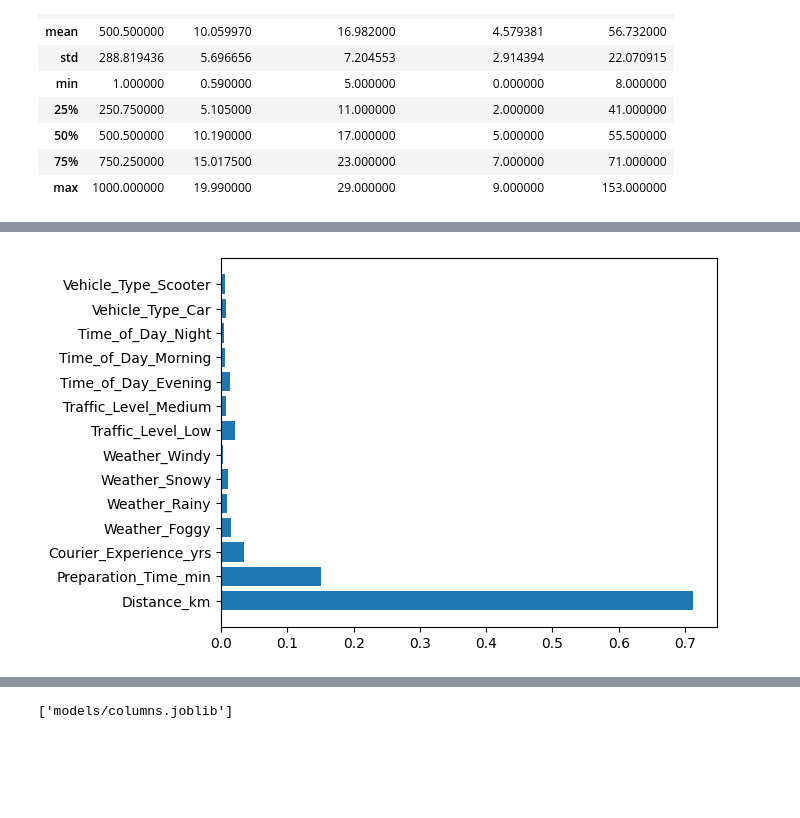
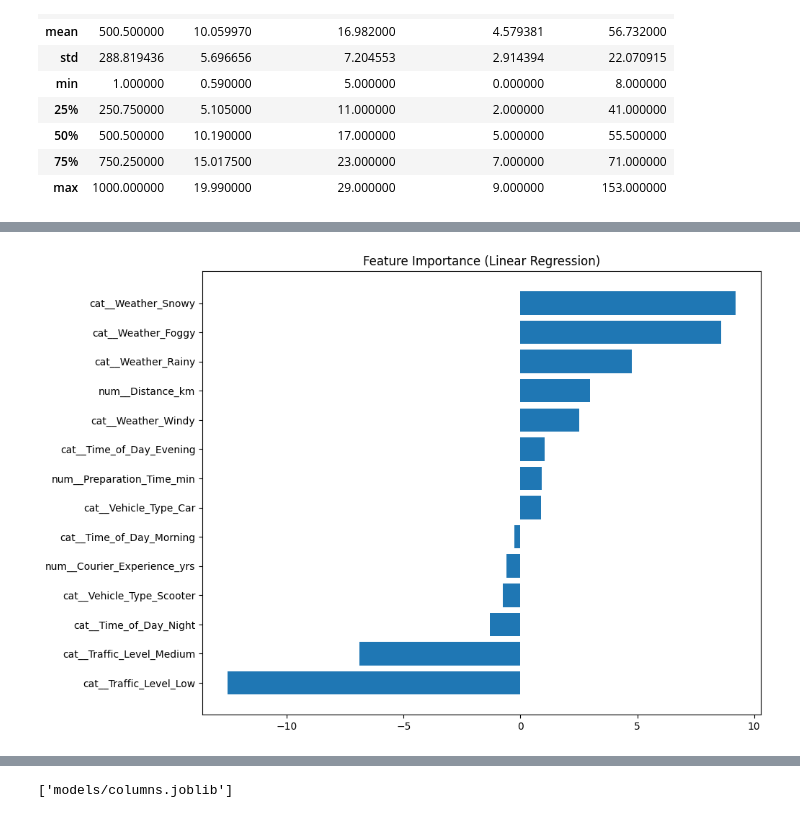
Before and after one commit to omaramoudi1/food-delivery-time-prediction, a Jupyter notebook: notebook.ipynb, the cells around one changed output, grey strips where cells are left out. Cells and saved outputs as stored; diff of their text form; code cells hidden in the pictures; blank space fills up the shorter version.

```diff
--- a/notebook.ipynb
+++ b/notebook.ipynb
@@ -69,2 +207,0 @@ plt.show()
-# %%
-df = pd.get_dummies(df, drop_first=True)
@@ -83,0 +266,3 @@ from sklearn.metrics import mean_absolute_error
+# %%
+numeric_features = X.select_dtypes(include=["int64", "float64"]).columns
+categorical_features = X.select_dtypes(include=["object"]).columns
@@ -91,7 +311,11 @@ results = {}
 # %%
 for name, model in models.items():
-    model.fit(X_train, y_train)
-    preds = model.predict(X_test)
+    pipeline = Pipeline(steps=[
+    ("preprocessor", preprocessor),
+    ("model", model)])
+
+    pipeline.fit(X_train, y_train)
+    preds = pipeline.predict(X_test)
     mae = mean_absolute_error(y_test, preds)
     results[name] = mae
     print(f"{name} MAE:", mae)
@@ -102,12 +355,16 @@ GradientBoosting MAE: 6.566386816393138
 # %%
-from sklearn.model_selection import GridSearchCV
+rf_pipeline = Pipeline(steps=[
+    ("preprocessor", preprocessor),
+    ("model", LinearRegression())
+])
 
 param_grid = {
-    "n_estimators": [50, 100],
-    "max_depth": [5, 10]
+    "model__copy_X": [True, False],
+    "model__fit_intercept": [True, False],
+    "model__positive": [True, False]
 }
 
-grid = GridSearchCV(RandomForestRegressor(), param_grid, cv=3)
+grid = GridSearchCV(rf_pipeline, param_grid, cv=5)
 grid.fit(X_train, y_train)
 
 best_model = grid.best_estimator_
@@ -129,8 +402,15 @@ results_df.sort_values(by="MAE")
 # %%
-importances = best_model.feature_importances_
-features = X.columns
+importances = best_model.named_steps["model"].coef_
+feature_names = best_model.named_steps["preprocessor"].get_feature_names_out()
 
-plt.barh(features, importances)
+coef_df = pd.DataFrame({
+    "feature": feature_names,
+    "coef": importances
+}).sort_values(by="coef")
+
+plt.figure(figsize=(10,8))
+plt.barh(coef_df["feature"], coef_df["coef"])
+plt.title("Feature Importance (Linear Regression)")
 plt.show()
 # %% [output]
-[figure, old version]
+[figure, new version]
```
Also changed, not shown: parts of 41 cells of this notebook, 3 other files.
